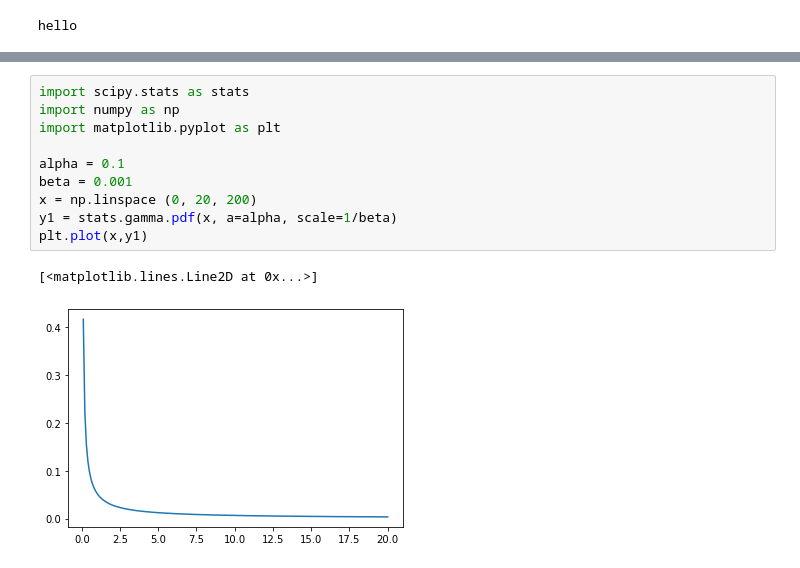
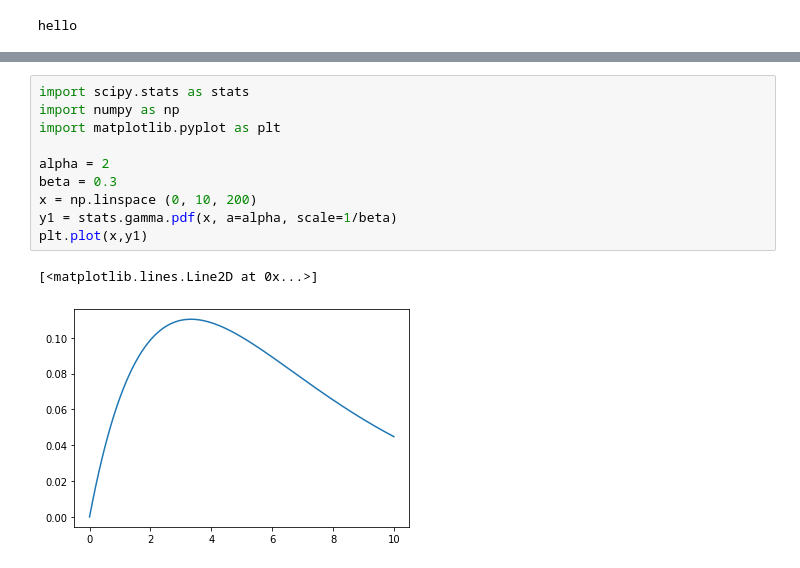
Before and after one commit to kallel-mahdi/explo, a Jupyter notebook: experiments/trainer.ipynb, the cells around one changed output, grey strips where cells are left out. Saved outputs shown, nothing was run; the diff lists cells and outputs as text.

```diff
--- a/experiments/trainer.ipynb
+++ b/experiments/trainer.ipynb
@@ -121,13 +141,13 @@ grad_covar : max 0.0006128898821771145 /  min 9.999999717180685e-10
 # %%
 import scipy.stats as stats
 import numpy as np
 import matplotlib.pyplot as plt
 
-alpha = 0.1
-beta = 0.001
-x = np.linspace (0, 20, 200)
+alpha = 2
+beta = 0.3
+x = np.linspace (0, 10, 200)
 y1 = stats.gamma.pdf(x, a=alpha, scale=1/beta)
 plt.plot(x,y1)
 # %% [output]
 [<matplotlib.lines.Line2D at 0x...>]
-[figure, old version]
+[figure, new version]
```
Also changed, not shown: parts of 1 cell of this notebook, 5 other files.
